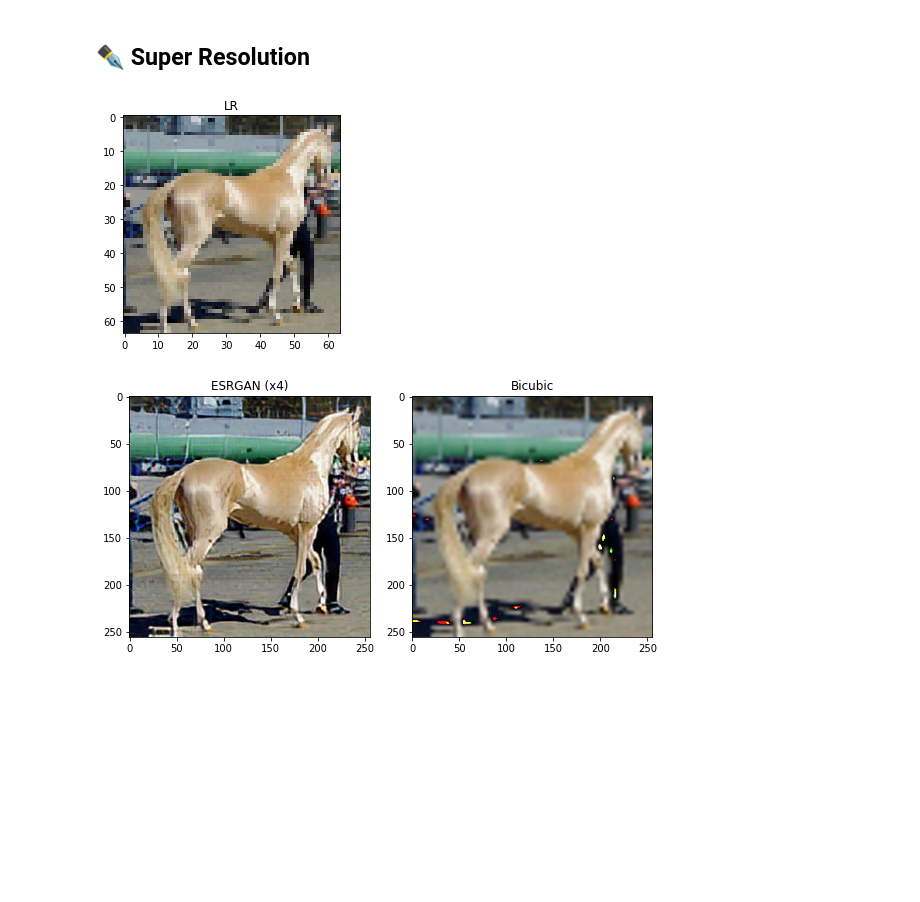
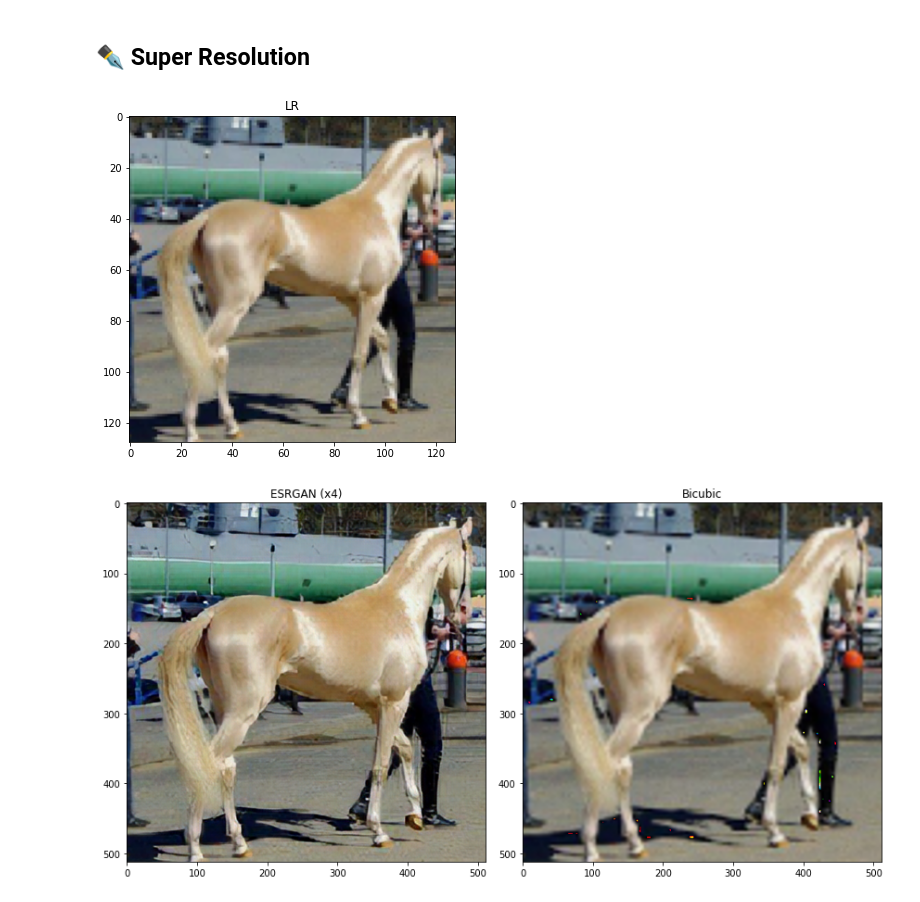
Before and after one commit to OlgaBelitskaya/colab_notebooks, a Jupyter notebook: tensorflow_cookbook8.ipynb, the cells around one changed output. Cells and saved outputs as stored; diff of their text form; code cells hidden in the pictures; blank space fills up the shorter version.

```diff
--- a/tensorflow_cookbook8.ipynb
+++ b/tensorflow_cookbook8.ipynb
@@ -4,15 +4,15 @@
 from IPython.display import display,HTML
 from IPython.core.magic import register_line_magic
 import tensorflow as tf,tensorflow_hub as hub,numpy as np
-import os,h5py,urllib,pylab as pl
+import os,h5py,urllib,pandas as pd,pylab as pl
 file_path='https://raw.githubusercontent.com/'+\
            'OlgaBelitskaya/data_kitchen/main/'
 file_name='HorseBreeds160.h5'
-img_size=int(64)
+img_size=int(128)
 # %% [markdown]
 ## ✒️  Image Data
 # %%
-def get_data(file_path,file_name,img_size):
+def get_data(file_path,file_name,img_size=int(160)):
     input_file=urllib.request.urlopen(file_path+file_name)
     output_file=open(file_name,'wb')
     output_file.write(input_file.read())
@@ -32,48 +65,49 @@ file keys: images, labels, names
 # %% [markdown]
 ## ✒️ Super Resolution
 # %%
-def esrgantf2_superresolution(img,img_size=64):
+def esrgantf2_superresolution(img,img_size=int(50)):
     model=hub.load('https://tfhub.dev/captain-pool/esrgan-tf2/1')
     func=model.signatures[tf.saved_model.DEFAULT_SERVING_SIGNATURE_DEF_KEY]
-    func.inputs[0].set_shape([1,img_size,img_size,3])
+    func.inputs[int(0)].set_shape([int(1),img_size,img_size,int(3)])
     converter=tf.lite.TFLiteConverter.from_concrete_functions([func])
     converter.optimizations=[tf.lite.Optimize.DEFAULT]
     tflite_model=converter.convert()
     with tf.io.gfile.GFile('ESRGAN.tflite','wb') as f:
         f.write(tflite_model)
     esrgan_model_path='./ESRGAN.tflite'
-    if img.mean()<1: img=img*255
+    if img.mean()<float(1): img=img*float(255)
     lr=tf.image.resize(img,[img_size,img_size])
-    lr=tf.expand_dims(lr.numpy()[:,:,:3],axis=0)
+    lr=tf.expand_dims(lr.numpy()[:,:,:int(3)],axis=int(0))
     lr=tf.cast(lr,tf.float32)
     interpreter=tf.lite.Interpreter(model_path=esrgan_model_path)
     interpreter.allocate_tensors()
     input_details=interpreter.get_input_details()
     output_details=interpreter.get_output_details()
-    interpreter.set_tensor(input_details[0]['index'],lr)
+    interpreter.set_tensor(input_details[int(0)]['index'],lr)
     interpreter.invoke()
-    output_data=interpreter.get_tensor(output_details[0]['index'])
-    sr=tf.squeeze(output_data,axis=0)
-    sr=tf.clip_by_value(sr,0,255)
+    output_data=interpreter.get_tensor(output_details[int(0)]['index'])
+    sr=tf.squeeze(output_data,axis=int(0))
+    sr=tf.clip_by_value(sr,int(0),int(255))
     sr=tf.round(sr); sr=tf.cast(sr,tf.uint8)
-    lr=tf.cast(tf.squeeze(lr,axis=0),tf.uint8)
+    lr=tf.cast(tf.squeeze(lr,axis=int(0)),tf.uint8)
     return lr,sr
-lr,sr=esrgantf2_superresolution(images[0])
+lr,sr=esrgantf2_superresolution(images[int(0)],img_size)
 # %%
 def low2superbicubic_imgs(lr,sr):
-    pl.figure(figsize=(8,4)); pl.title('LR')
-    pl.imshow(lr.numpy()); pl.show(); print()
-    pl.figure(figsize=(8,4))
+    pl.figure(figsize=(12,6)); pl.title('LR')
+    pl.imshow(lr.numpy()); pl.show()
+    pl.figure(figsize=(12,6))
     pl.subplot(1,2,1); pl.title(f'ESRGAN (x4)')
-    pl.imshow(sr.numpy());
-    img_size=lr.shape[1]
+    pl.imshow(sr.numpy())
+    img_size=lr.shape[int(1)]
     bicubic=tf.image.resize(
-        lr,[img_size*4,img_size*4],tf.image.ResizeMethod.BICUBIC)
+        lr,[img_size*int(4),img_size*int(4)],
+        tf.image.ResizeMethod.BICUBIC)
     bicubic=tf.cast(bicubic, tf.uint8)
     pl.subplot(1,2,2); pl.title('Bicubic')
     pl.imshow(bicubic.numpy())
     pl.tight_layout(); pl.show()
 low2superbicubic_imgs(lr,sr)
 # %% [output]
-[figure, old version]
+[figure, new version]
-[figure, old version]
+[figure, new version]
```
Also changed, not shown: parts of 2 cells of this notebook, 1 other file.
